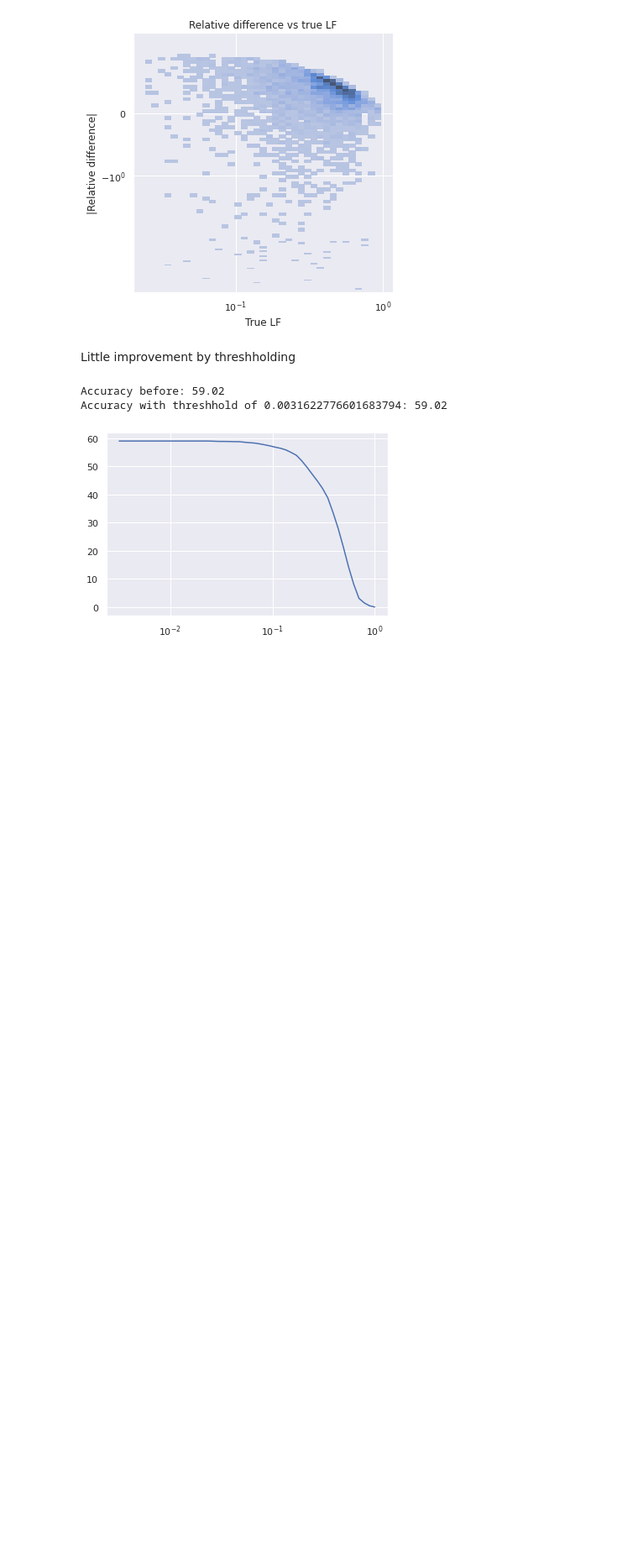
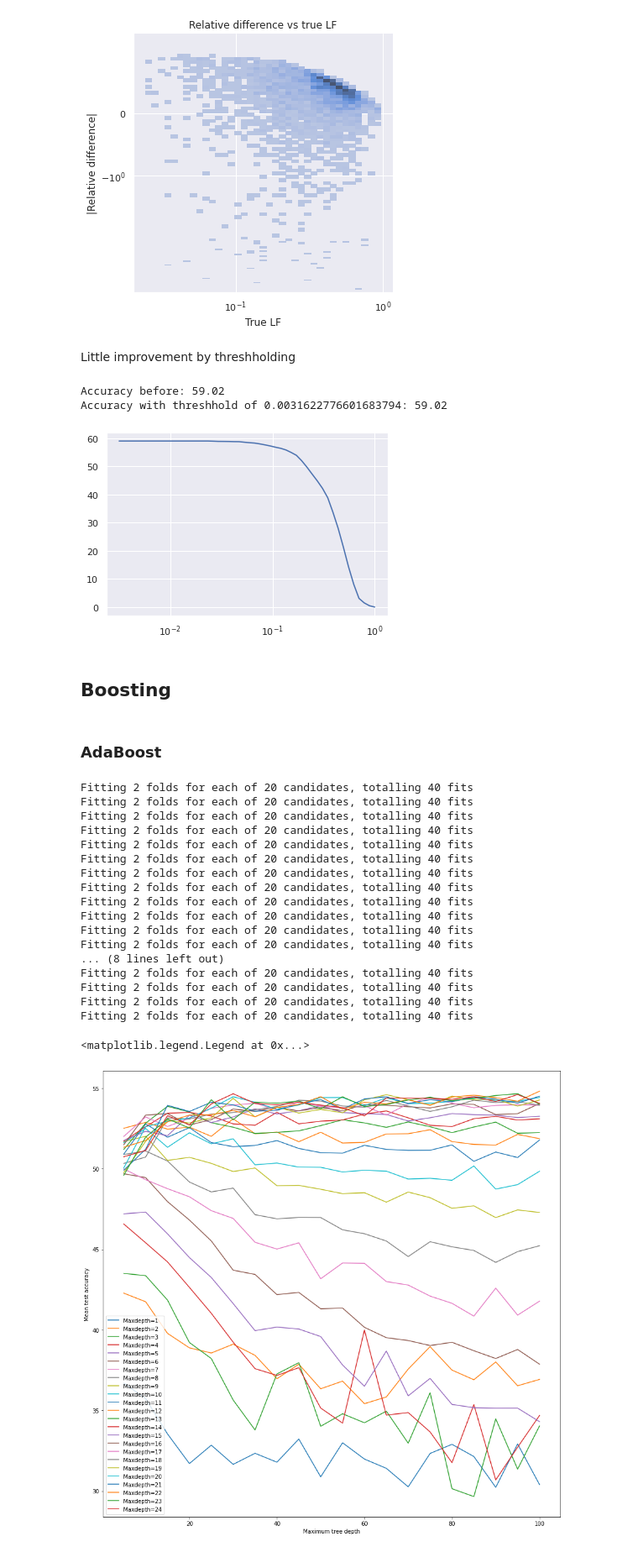
Before and after one commit to s183920/02582_Computational_Data_Analysis, a Jupyter notebook: Case1/model1.ipynb, the cells around one changed output. Shown at 84% size. Saved outputs shown, nothing was run; the diff lists cells and outputs as text; code cells hidden in the pictures; blank space fills up the shorter version.

Commit message:
add boosting and LSTM

```diff
--- a/Case1/model1.ipynb
+++ b/Case1/model1.ipynb
@@ -349,3 +349,78 @@ print("Accuracy with threshhold of {:}: {:.4}".format(threshholds[best_ix],accur
 Accuracy before: 59.02
 Accuracy with threshhold of 0.0031622776601683794: 59.02
 [figure]
+# %% [markdown]
+## Boosting
+# %% [markdown]
+### AdaBoost
+# %%
+from sklearn.model_selection import TimeSeriesSplit
+trns = lambda x: x
+inv_trns = lambda x: x
+
+def accuracy_score(y_true, y_pred):
+    return accuracy(y_true,inv_trns(y_pred)).mean()
+
+score = make_scorer(accuracy_score, greater_is_better=True)
+
+X_train = X_small[~ix_val,:]
+y_train = y[~ix_val]
+X_val = X_small[ix_val,:]
+y_val = y[ix_val]
+
+
+
+# Try to experiment with max_samples, max_features, number of modles, and other models
+n_estimators = range(5,101, 5)
+max_depth = range(1,25)
+
+#We do an outer loop over max_depth here ourselves because we cannot include in the CV paramgrid.
+#Notice this is not a "proper" way to select the best max_depth but for the purpose of vizuallizing behaviour it should do
+test_acc = np.zeros((len(n_estimators), len(max_depth)))
+for i in max_depth:
+
+    # Create and fit an AdaBoosted decision tree
+    boost = AdaBoostRegressor(DecisionTreeRegressor(max_depth = i), learning_rate= 1)
+
+    params = {
+        "n_estimators" : n_estimators,
+        # "learning_rate" : np.arange(0.5, 2, .1)
+    }
+
+    tscv = TimeSeriesSplit(n_splits=2)
+    boost_grid = GridSearchCV(boost, params, cv = tscv, n_jobs = -1, verbose = 2, scoring = score)
+
+    # Fit the grid search model
+    boost_grid.fit(X_train, y_train)
+
+
+    test_acc[:,i-1] = boost_grid.cv_results_['mean_test_score']
+
+
+fig, ax = plt.subplots(figsize=(15,15))
+
+ax.plot(n_estimators, test_acc)
+ax.set_xlabel('Maximum tree depth')
+ax.set_ylabel('Mean test accuracy')
+# ax.legend(['MaxDepth=1','MaxDepth=2','MaxDepth=3','MaxDepth=4','MaxDepth=5','MaxDepth=6','MaxDepth=7','MaxDepth=8','MaxDepth=9','MaxDepth=10'])
+ax.legend(["Maxdepth="+ str(i) for i in max_depth])
+# %% [output]
+Fitting 2 folds for each of 20 candidates, totalling 40 fits
+Fitting 2 folds for each of 20 candidates, totalling 40 fits
+Fitting 2 folds for each of 20 candidates, totalling 40 fits
+Fitting 2 folds for each of 20 candidates, totalling 40 fits
+Fitting 2 folds for each of 20 candidates, totalling 40 fits
+Fitting 2 folds for each of 20 candidates, totalling 40 fits
+Fitting 2 folds for each of 20 candidates, totalling 40 fits
+Fitting 2 folds for each of 20 candidates, totalling 40 fits
+Fitting 2 folds for each of 20 candidates, totalling 40 fits
+Fitting 2 folds for each of 20 candidates, totalling 40 fits
+Fitting 2 folds for each of 20 candidates, totalling 40 fits
+Fitting 2 folds for each of 20 candidates, totalling 40 fits
+... (8 lines left out)
+Fitting 2 folds for each of 20 candidates, totalling 40 fits
+Fitting 2 folds for each of 20 candidates, totalling 40 fits
+Fitting 2 folds for each of 20 candidates, totalling 40 fits
+Fitting 2 folds for each of 20 candidates, totalling 40 fits
+<matplotlib.legend.Legend at 0x...>
+[figure, added]
```
Also changed, not shown: parts of 25 cells of this notebook, 9 other files.
